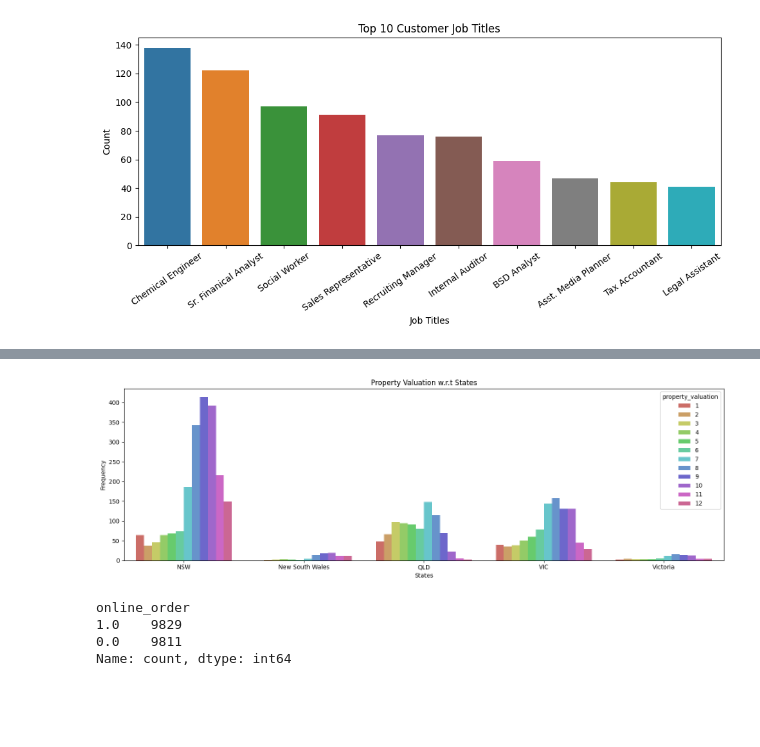
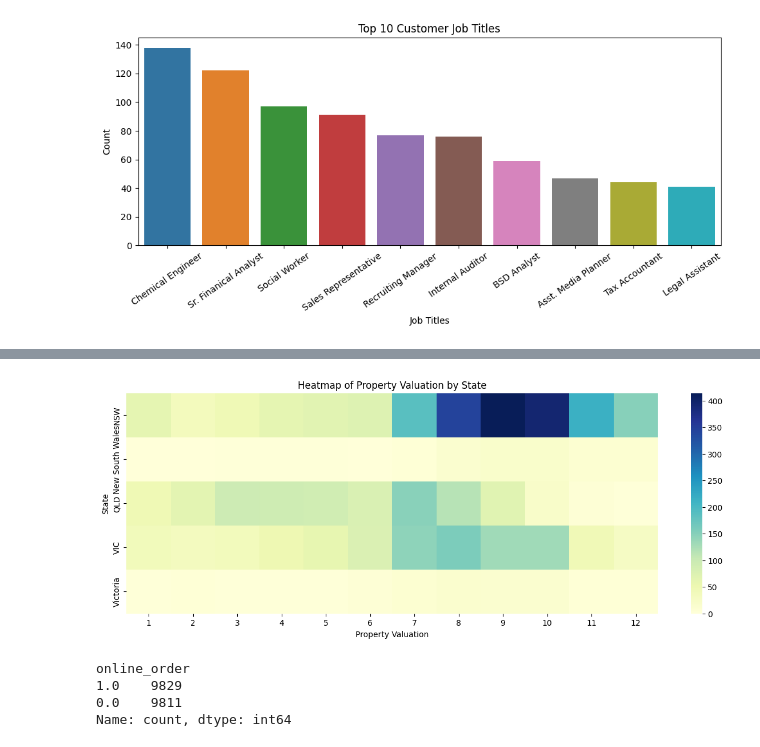
Before and after one commit to ilovedata6/SprocketCentral, a Jupyter notebook: analysis.ipynb, the cells around one changed output, grey strips where cells are left out. Cells and saved outputs as stored; diff of their text form; code cells hidden in the pictures; blank space fills up the shorter version.

```diff
--- a/analysis.ipynb
+++ b/analysis.ipynb
@@ -481,17 +481,18 @@ plt.show()
 # %%
 # What is the distribution of property valuations among customers in different locations?
 
 state_property = cust_add.groupby('state')['property_valuation'].value_counts().reset_index()
 
+pivot_table = state_property.pivot_table(index='state', columns='property_valuation', values='count', aggfunc='sum', fill_value=0)
+
 plt.figure(figsize=(15,5))
-sns.barplot(data = state_property , x = 'state',y='count',hue='property_valuation',palette="hls")
-plt.title("Property Valuation w.r.t States")
-plt.xlabel("States")
-plt.ylabel("Frequency")
-plt.tight_layout()
+sns.heatmap(pivot_table, cmap='YlGnBu')
+plt.xlabel('Property Valuation')
+plt.ylabel('State')
+plt.title('Heatmap of Property Valuation by State')
 plt.show()
 # %% [output]
-[figure, old version]
+[figure, new version]
 # %%
 transactions['online_order'].value_counts()
 # %% [output]
```
Also changed, not shown: parts of 3 cells of this notebook.
